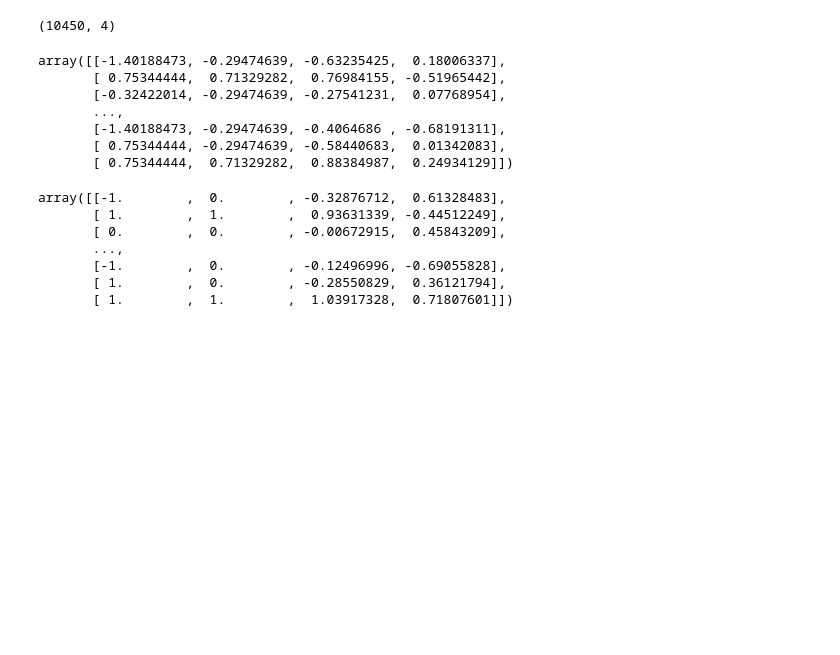
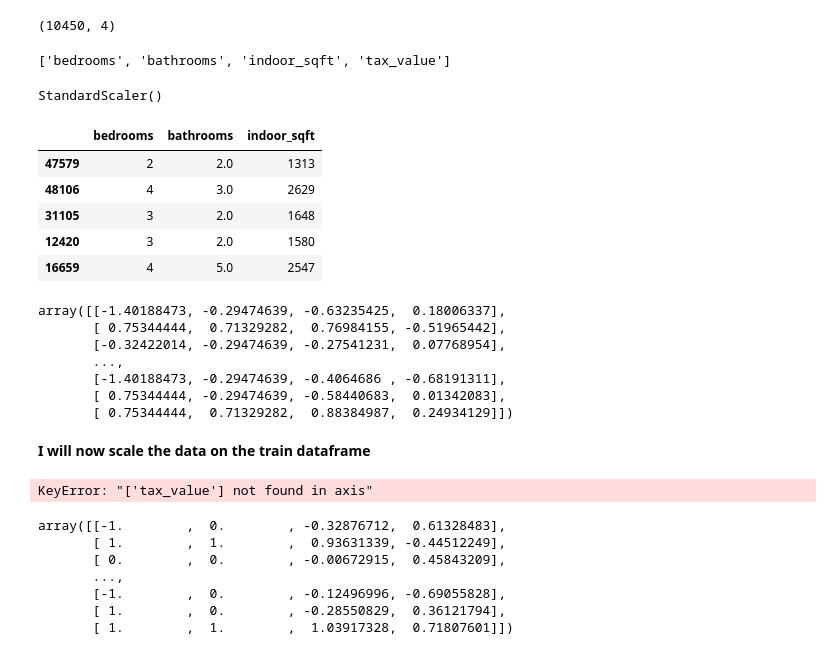
Before and after one commit to Severina7/zillow_project, a Jupyter notebook: zillow_project.ipynb, the cells around one changed output. Cells and saved outputs as stored; diff of their text form; code cells hidden in the pictures; blank space fills up the shorter version.

```diff
--- a/zillow_project.ipynb
+++ b/zillow_project.ipynb
@@ -393,13 +435,26 @@ validate.shape
 test.shape
 # %% [output]
 (10450, 4)
+# %%
+train.columns.tolist()
+# %% [output]
+['bedrooms', 'bathrooms', 'indoor_sqft', 'tax_value']
 # %%
 # Applying the standard scaler to the train data
 
 standard_scaler = sklearn.preprocessing.StandardScaler()
 
 standard_scaler.fit(train)
-
-train_scaled_standard = standard_scaler.transform(train)
-validate_scaled_standard = standard_scaler.transform(validate)
-test_scaled_standard = standard_scaler.transform(test)
+# %% [output]
+StandardScaler()
+# %%
+for_scaling_train = train.drop(['tax_value'], axis=1)
+
+for_scaling_train.head()
+# %% [output]
+|  | bedrooms | bathrooms | indoor_sqft |
+| 47579 | 2 | 2.0 | 1313 |
+| 48106 | 4 | 3.0 | 2629 |
+| 31105 | 3 | 2.0 | 1648 |
+| 12420 | 3 | 2.0 | 1580 |
+| 16659 | 4 | 5.0 | 2547 |
@@ -415,6 +474,8 @@ array([[-1.40188473, -0.29474639, -0.63235425,  0.18006337],
        [-1.40188473, -0.29474639, -0.4064686 , -0.68191311],
        [ 0.75344444, -0.29474639, -0.58440683,  0.01342083],
        [ 0.75344444,  0.71329282,  0.88384987,  0.24934129]])
+# %% [markdown]
+**I will now scale the data on the train dataframe**
 # %%
 # Applying the robust scaler to the train data
 
@@ -422,9 +483,11 @@ robust_scaler = sklearn.preprocessing.RobustScaler()
 
 robust_scaler.fit(train)
 
-train_scaled_robust = robust_scaler.transform(train)
-validate_scaled_robust = robust_scaler.transform(validate)
-test_scaled_robust = robust_scaler.transform(test)
+train_scaled_robust = robust_scaler.transform(train.drop(['tax_value']), axis=1)
+validate_scaled_robust = robust_scaler.transform(validate.drop(['tax_value']), axis=1)
+test_scaled_robust = robust_scaler.transform(test.drop(['tax_value']), axis=1)
+# %% [output]
+KeyError: "['tax_value'] not found in axis"
 # %%
 # Checking the shape and content of the train_scaled_standard to make sure it returns the expected array
 
```
Also changed, not shown: parts of 48 cells of this notebook.
